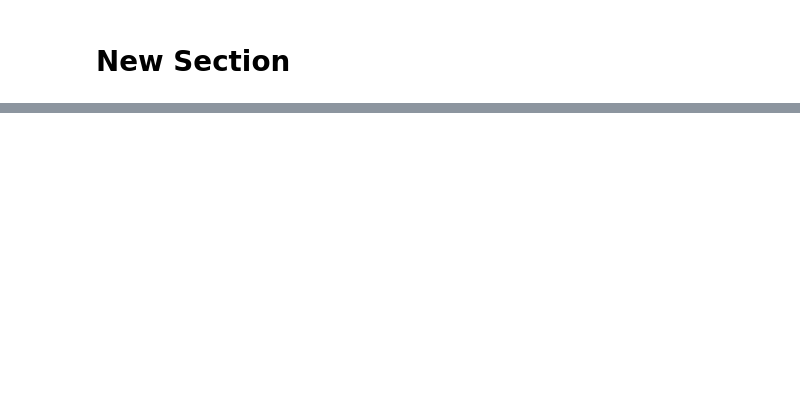
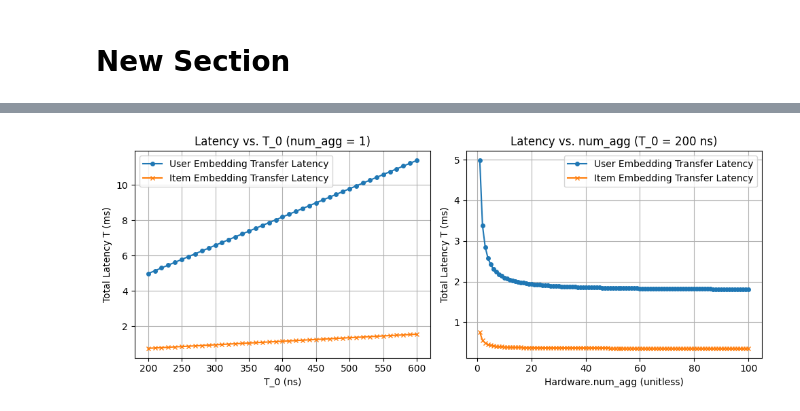
Before and after one commit to mbc2009/MKsim_HL, a Jupyter notebook: test.ipynb, the cells around one changed output, grey strips where cells are left out. Drawn from its saved outputs; the diff is of its cells as text; code cells hidden in the pictures; blank space fills up the shorter version.

```diff
--- a/test.ipynb
+++ b/test.ipynb
@@ -61,0 +42,13 @@ user_emb.size: 24576000 Bytes
+# %%
+# @title
+# 打印
+if True:
+  item_emb = item_emb_class()
+  print(f"item_emb.row: {item_emb.row}")
+  print(f"item_emb.column: {item_emb.column}")
+  print(f"item_emb.size: {item_emb.size} Bytes\n")
+
+  user_emb = user_emb_class()
+  print(f"user_emb.row: {user_emb.row}")
+  print(f"user_emb.column: {user_emb.column}")
+  print(f"user_emb.size: {user_emb.size} Bytes")
@@ -124,0 +141,5 @@ T_0=450  T=1.03 ms
+# %%
+Hardware.T_0 = 233
+
+T_trans_user_emb(should_print=True)
+T_trans_item_emb(should_print=True)
@@ -124,0 +156,54 @@ T_0=450  T=1.03 ms
+# %%
+
+fig, axes = plt.subplots(1, 2, figsize=(10, 4))
+
+
+# --------- Plot 1: T vs T_0 ---------
+Hardware.num_agg = 1
+
+T_0_values_plot1 = np.arange(200, 601, 10) # Range of T_0 from 200ns to 600ns
+T_user_delays_plot1 = []
+T_item_delays_plot1 = []
+
+for T_0 in T_0_values_plot1:
+    Hardware.T_0 = T_0
+    T_user_delays_plot1.append(T_trans_user_emb())
+    T_item_delays_plot1.append(T_trans_item_emb())
+
+axes[0].plot(T_0_values_plot1, T_user_delays_plot1, label='User Embedding Transfer Latency', marker='o', markersize=4)
+axes[0].plot(T_0_values_plot1, T_item_delays_plot1, label='Item Embedding Transfer Latency', marker='x', markersize=4)
+
+axes[0].set_xlabel('T_0 (ns)')
+axes[0].set_ylabel('Total Latency T (ms)')
+axes[0].set_title(f'Latency vs. T_0 (num_agg = {Hardware.num_agg})')
+axes[0].legend()
+axes[0].grid(True)
+
+
+# --------- Plot 2: T vs Hardware.num_agg ---------
+num_agg_values_plot2 = np.arange(1, 101, 1) # Range of num_agg from 1 to 100
+T_user_delays_plot2 = []
+T_item_delays_plot2 = []
+
+fixed_T_0_for_plot2 = 200 # ns
+Hardware.T_0 = fixed_T_0_for_plot2
+
+for current_num_agg in num_agg_values_plot2:
+    Hardware.num_agg = current_num_agg
+    T_user_delays_plot2.append(T_trans_user_emb())
+    T_item_delays_plot2.append(T_trans_item_emb())
+
+axes[1].plot(num_agg_values_plot2, T_user_delays_plot2, label='User Embedding Transfer Latency', marker='o', markersize=4)
+axes[1].plot(num_agg_values_plot2, T_item_delays_plot2, label='Item Embedding Transfer Latency', marker='x', markersize=4)
+
+axes[1].set_xlabel('Hardware.num_agg (unitless)')
+axes[1].set_ylabel('Total Latency T (ms)')
+axes[1].set_title(f'Latency vs. num_agg (T_0 = {fixed_T_0_for_plot2} ns)')
+axes[1].legend()
+axes[1].grid(True)
+
+
+plt.tight_layout()
+plt.show()
+# %% [output]
+[figure, added]
```
Also changed, not shown: parts of 6 cells of this notebook.
